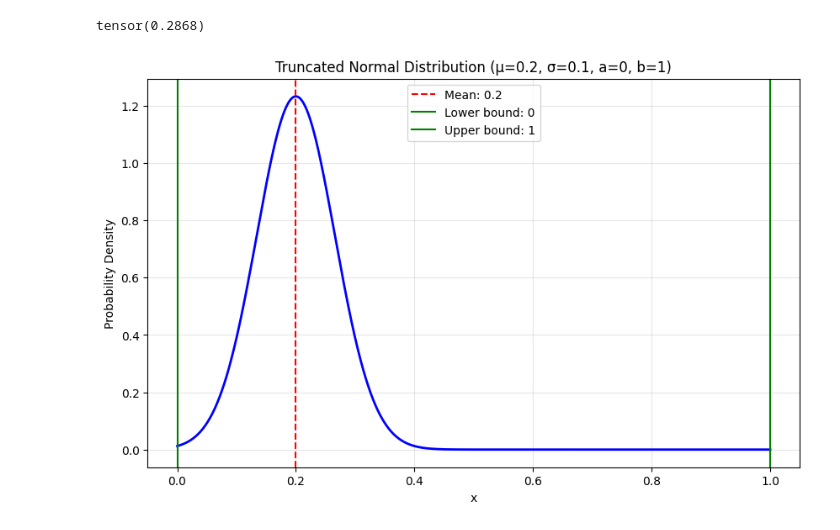
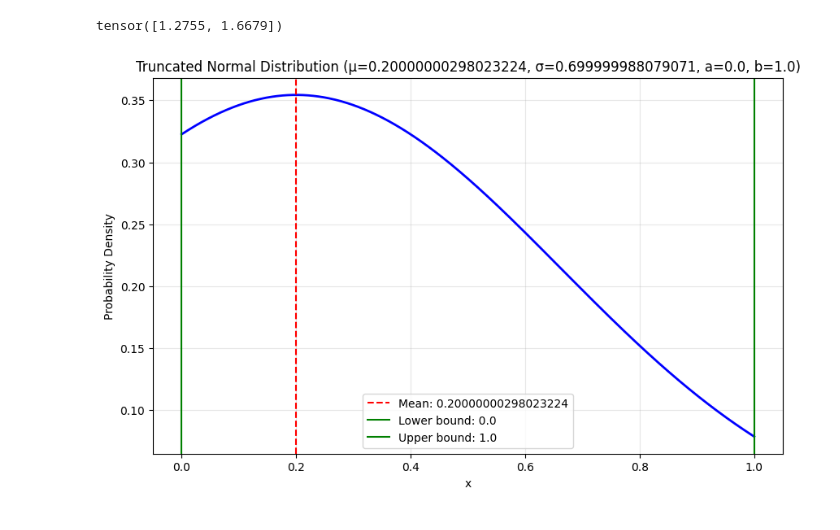
Before and after one commit to HITS-AIN/Spherinator, a Jupyter notebook: gaia/loss.ipynb, the cells around one changed output. Cells and saved outputs as stored; diff of their text form; code cells hidden in the pictures.

Commit message:
add truncated normal distribution function and integrate into variational autoencoder

```diff
--- a/gaia/loss.ipynb
+++ b/gaia/loss.ipynb
@@ -59,52 +36,54 @@ Sample std: 0.4374
 import torch
 
 
-def truncated_normal(x, mu, sigma, a, b):
+def truncated_normal_distribution(x, mu, sigma, a, b):
     normal = torch.distributions.normal.Normal(0, 1)
 
-    alpha = torch.tensor((a - mu) / sigma)
-    beta = torch.tensor((b - mu) / sigma)
-    xi = torch.tensor((x - mu) / sigma)
+    alpha = (a - mu) / sigma
+    beta = (b - mu) / sigma
+    xi = (x - mu) / sigma
 
     alpha_normal_cdf = normal.cdf(alpha)
     beta_normal_cdf = normal.cdf(beta)
 
     return (
-        1.0
-        / sigma
+        sigma.reciprocal()
         * 10 ** normal.log_prob(xi)
         * (beta_normal_cdf - alpha_normal_cdf).reciprocal()
     )
 
 
-truncated_normal(0.5, mu=0.2, sigma=0.7, a=0, b=1)
+x = torch.tensor([0.5, 0.8])
+mu = torch.tensor([0.2, 0.3])
+sigma = torch.tensor([0.6, 0.7])
+-torch.log(truncated_normal_distribution(x, mu, sigma, 0.0, 1.0))
 # %% [output]
-tensor(0.2868)
+tensor([1.2755, 1.6679])
 # %%
-mu = 0.2
-sigma = 0.7
-a = 0
-b = 1
+mu = torch.tensor(0.2)
+sigma = torch.tensor(0.7)
+a = 0.0
+b = 1.0
 
 # Create x values between a and b for plotting
-x_values = torch.linspace(0, 1, 1000)
+x_values = torch.linspace(a, b, 1000)
 
 # Calculate truncated normal PDF for each x value
 pdf_values = torch.zeros_like(x_values)
 for i, x_val in enumerate(x_values):
-    pdf_values[i] = truncated_normal(x_val, mu=mu, sigma=sigma, a=a, b=b)
+    pdf_values[i] = truncated_normal_distribution(x_val, mu=mu, sigma=sigma, a=a, b=b)
 
 # Plot the truncated normal distribution
 plt.figure(figsize=(10, 6))
 plt.plot(x_values.numpy(), pdf_values.numpy(), "b-", linewidth=2)
 plt.axvline(x=mu, color="r", linestyle="--", label=f"Mean: {mu}")
 plt.axvline(x=a, color="g", linestyle="-", label=f"Lower bound: {a}")
 plt.axvline(x=b, color="g", linestyle="-", label=f"Upper bound: {b}")
 plt.title(f"Truncated Normal Distribution (μ={mu}, σ={sigma}, a={a}, b={b})")
 plt.xlabel("x")
 plt.ylabel("Probability Density")
 plt.legend()
 plt.grid(True, alpha=0.3)
 plt.show()
 # %% [output]
-[figure, old version]
+[figure, new version]
```
Also changed, not shown: parts of 3 cells of this notebook, 3 other files.
